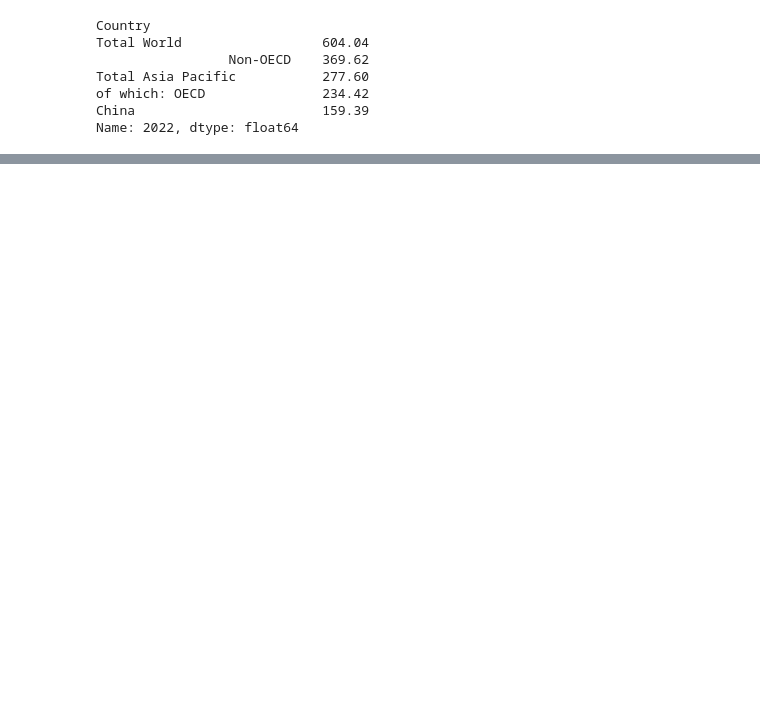
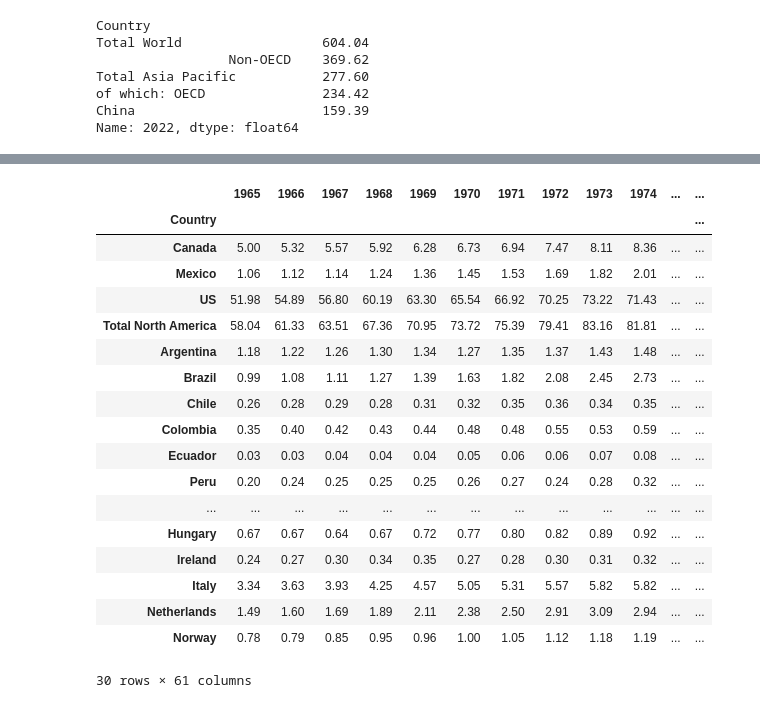
Before and after one commit to gothwalritu/World_energy_consumption, a Jupyter notebook: Primary_energy_consumption_EDA.ipynb, the cells around one changed output, grey strips where cells are left out. Saved outputs shown, nothing was run; the diff lists cells and outputs as text; code cells hidden in the pictures; blank space fills up the shorter version.

Commit message:
adding clean data files folder

```diff
--- a/Primary_energy_consumption_EDA.ipynb
+++ b/Primary_energy_consumption_EDA.ipynb
@@ -19,7 +19,7 @@ df_1.head()
 | 4 | Total North America | 58.04 | 61.33 | 63.51 | 67.36 | 70.95 | 73.72 | 75.39 | 79.41 | 83.16 | ... | ... |
 5 rows × 62 columns
 # %%
-rename_dict = {'Exajoules':'Country','2022.1':'Growth rate 2022-2021','2012-22':'Growth rate 2022-2012', '2022.2':'Share 2022' }
+rename_dict = {'Exajoules':'Country','2022.1':'Growth rate 2022-2021 in %','2012-22':'Growth rate 2022-2012 in %', '2022.2':'Share 2022 in %' }
 # %%
 df_1.rename(columns=rename_dict, inplace=True)
 df = df_1.rename(columns=rename_dict)
@@ -164,16 +164,3 @@ Total Asia Pacific           277.60
 of which: OECD               234.42
 China                        159.39
 Name: 2022, dtype: float64
-# %%
-# Function to convert percentage strings to float and handle non-numeric values
-def convert_percent_to_float(df_new_column):
-    # Replace '%' and handle non-numeric entries
-    return pd.to_numeric(df_new_column.str.replace('%', '').replace('-', np.nan), errors='coerce')
-
-# Applying the conversion function to the last three columns
-df_new['Growth rate 2022-2021'] = convert_percent_to_float(df_new['Growth rate 2022-2021'])
-df_new['Growth rate 2022-2012'] = convert_percent_to_float(df_new['Growth rate 2022-2012'])
-df_new['Share 2022'] = convert_percent_to_float(df_new['Share 2022'])
-
-# Output the updated Data type in the dataframe
-df_new.dtypes
@@ -193,5 +166,0 @@ Length: 61, dtype: object
-# %%
-df_new.rename(columns={'Growth rate 2022-2021': 'Annual Growth 2022-2021',
-    'Growth rate 2022-2012': 'Decade Growth 2022-2012',
-    'Share 2022': 'Market Share 2022'}, inplace=True)
-df_new.head()
@@ -214,0 +167,13 @@ df_new.to_csv(output_data_file, index="Country")
+# %%
+# Function to convert percentage strings to float and handle non-numeric values
+def convert_percent_to_float(df_new_column):
+    # Replace '%' and handle non-numeric entries
+    return pd.to_numeric(df_new_column.str.replace('%', '').replace('-', np.nan), errors='coerce')
+
+# Applying the conversion function to the last three columns
+df_new['Growth rate 2022-2021 in %'] = convert_percent_to_float(df_new['Growth rate 2022-2021 in %'])
+df_new['Growth rate 2022-2012 in %'] = convert_percent_to_float(df_new['Growth rate 2022-2012 in %'])
+df_new['Share 2022 in %'] = convert_percent_to_float(df_new['Share 2022 in %'])
+
+# Output the updated Data type in the dataframe
+df_new.dtypes
@@ -214,0 +193,26 @@ df_new.to_csv(output_data_file, index="Country")
+# %%
+# Dropping rows where any cell has NaN
+df_new.dropna(inplace=True)
+
+# Output the updated DataFrame
+df_new.head(30)
+# %% [output]
+|  | 1965 | 1966 | 1967 | 1968 | 1969 | 1970 | 1971 | 1972 | 1973 | 1974 | ... | ... |
+| Country |  |  |  |  |  |  |  |  |  |  |  | ... |
+| Canada | 5.00 | 5.32 | 5.57 | 5.92 | 6.28 | 6.73 | 6.94 | 7.47 | 8.11 | 8.36 | ... | ... |
+| Mexico | 1.06 | 1.12 | 1.14 | 1.24 | 1.36 | 1.45 | 1.53 | 1.69 | 1.82 | 2.01 | ... | ... |
+| US | 51.98 | 54.89 | 56.80 | 60.19 | 63.30 | 65.54 | 66.92 | 70.25 | 73.22 | 71.43 | ... | ... |
+| Total North America | 58.04 | 61.33 | 63.51 | 67.36 | 70.95 | 73.72 | 75.39 | 79.41 | 83.16 | 81.81 | ... | ... |
+| Argentina | 1.18 | 1.22 | 1.26 | 1.30 | 1.34 | 1.27 | 1.35 | 1.37 | 1.43 | 1.48 | ... | ... |
+| Brazil | 0.99 | 1.08 | 1.11 | 1.27 | 1.39 | 1.63 | 1.82 | 2.08 | 2.45 | 2.73 | ... | ... |
+| Chile | 0.26 | 0.28 | 0.29 | 0.28 | 0.31 | 0.32 | 0.35 | 0.36 | 0.34 | 0.35 | ... | ... |
+| Colombia | 0.35 | 0.40 | 0.42 | 0.43 | 0.44 | 0.48 | 0.48 | 0.55 | 0.53 | 0.59 | ... | ... |
+| Ecuador | 0.03 | 0.03 | 0.04 | 0.04 | 0.04 | 0.05 | 0.06 | 0.06 | 0.07 | 0.08 | ... | ... |
+| Peru | 0.20 | 0.24 | 0.25 | 0.25 | 0.25 | 0.26 | 0.27 | 0.24 | 0.28 | 0.32 | ... | ... |
+| ... | ... | ... | ... | ... | ... | ... | ... | ... | ... | ... | ... | ... |
+| Hungary | 0.67 | 0.67 | 0.64 | 0.67 | 0.72 | 0.77 | 0.80 | 0.82 | 0.89 | 0.92 | ... | ... |
+| Ireland | 0.24 | 0.27 | 0.30 | 0.34 | 0.35 | 0.27 | 0.28 | 0.30 | 0.31 | 0.32 | ... | ... |
+| Italy | 3.34 | 3.63 | 3.93 | 4.25 | 4.57 | 5.05 | 5.31 | 5.57 | 5.82 | 5.82 | ... | ... |
+| Netherlands | 1.49 | 1.60 | 1.69 | 1.89 | 2.11 | 2.38 | 2.50 | 2.91 | 3.09 | 2.94 | ... | ... |
+| Norway | 0.78 | 0.79 | 0.85 | 0.95 | 0.96 | 1.00 | 1.05 | 1.12 | 1.18 | 1.19 | ... | ... |
+30 rows × 61 columns
```
Also changed, not shown: parts of 10 cells of this notebook, 2 other files.
